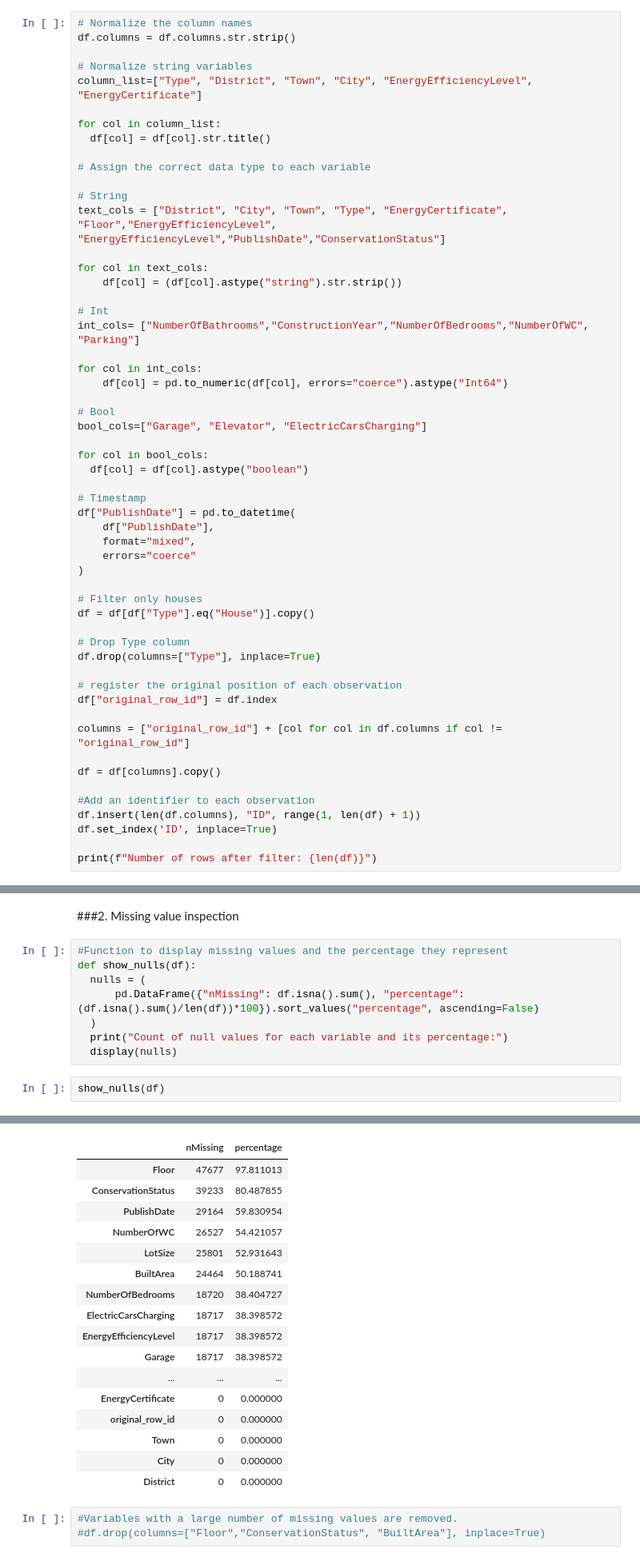
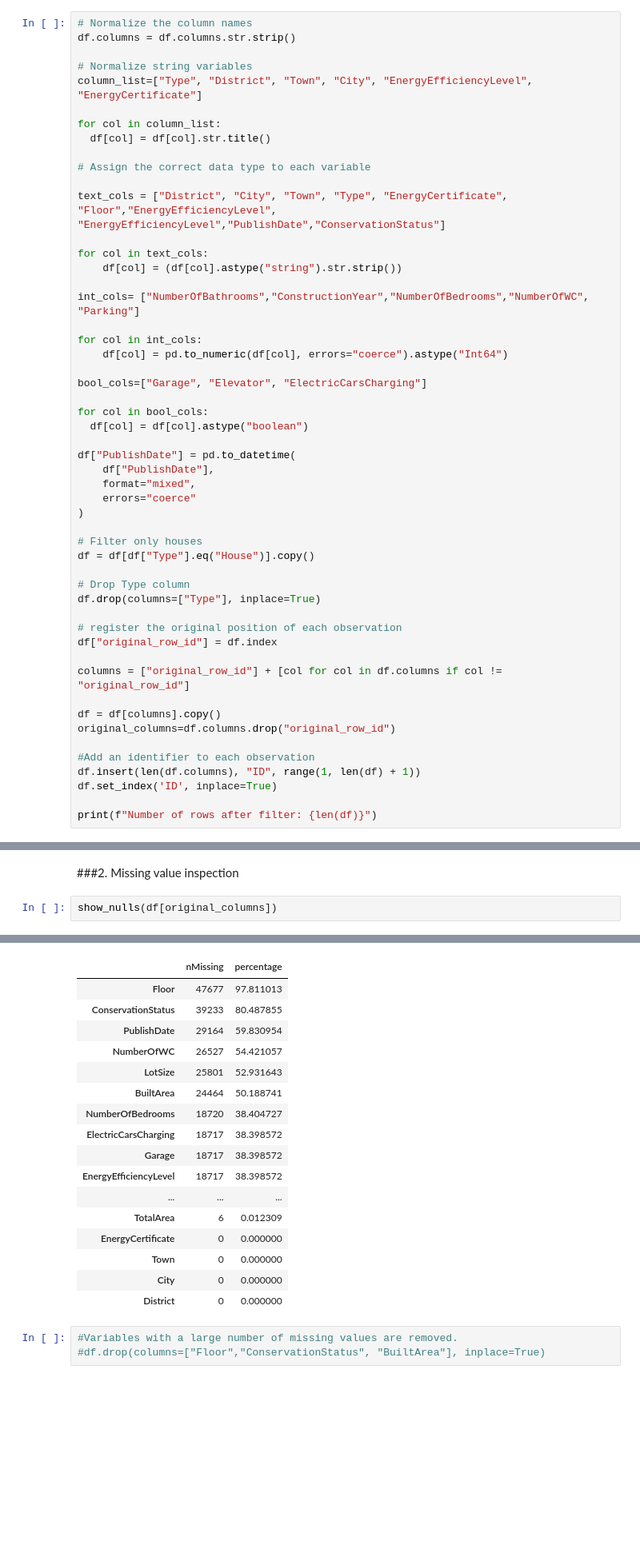
Before and after one commit to Joselala123/Portugal_House_DataCleaning_EDA_PredictiveModel, a Jupyter notebook: Portugal_House_Notebook.ipynb, the cells around one changed output, grey strips where cells are left out. Shown at 80% size. Saved outputs shown, nothing was run; the diff lists cells and outputs as text; blank space fills up the shorter version.

```diff
--- a/Portugal_House_Notebook.ipynb
+++ b/Portugal_House_Notebook.ipynb
@@ -74,25 +167,21 @@ for col in column_list:
 
 # Assign the correct data type to each variable
 
-# String
 text_cols = ["District", "City", "Town", "Type", "EnergyCertificate", "Floor","EnergyEfficiencyLevel", "EnergyEfficiencyLevel","PublishDate","ConservationStatus"]
 
 for col in text_cols:
     df[col] = (df[col].astype("string").str.strip())
 
-# Int
 int_cols= ["NumberOfBathrooms","ConstructionYear","NumberOfBedrooms","NumberOfWC", "Parking"]
 
 for col in int_cols:
     df[col] = pd.to_numeric(df[col], errors="coerce").astype("Int64")
 
-# Bool
 bool_cols=["Garage", "Elevator", "ElectricCarsCharging"]
 
 for col in bool_cols:
   df[col] = df[col].astype("boolean")
 
-# Timestamp
 df["PublishDate"] = pd.to_datetime(
     df["PublishDate"],
     format="mixed",
@@ -111,6 +200,7 @@ df["original_row_id"] = df.index
 columns = ["original_row_id"] + [col for col in df.columns if col != "original_row_id"]
 
 df = df[columns].copy()
+original_columns=df.columns.drop("original_row_id")
 
 #Add an identifier to each observation
 df.insert(len(df.columns), "ID", range(1, len(df) + 1))
@@ -121,32 +211,24 @@ print(f"Number of rows after filter: {len(df)}")
 Number of rows after filter: 48744
 # %% [markdown]
 ###2. Missing value inspection
-# %%
-#Function to display missing values and the percentage they represent
-def show_nulls(df):
-  nulls = (
-      pd.DataFrame({"nMissing": df.isna().sum(), "percentage": (df.isna().sum()/len(df))*100}).sort_values("percentage", ascending=False)
-  )
-  print("Count of null values for each variable and its percentage:")
-  display(nulls)
 # %%
-show_nulls(df)
+show_nulls(df[original_columns])
 # %% [output]
 Count of null values for each variable and its percentage:
 |  | nMissing | percentage |
 | Floor | 47677 | 97.811013 |
 | ConservationStatus | 39233 | 80.487855 |
 | PublishDate | 29164 | 59.830954 |
 | NumberOfWC | 26527 | 54.421057 |
 | LotSize | 25801 | 52.931643 |
 | BuiltArea | 24464 | 50.188741 |
 | NumberOfBedrooms | 18720 | 38.404727 |
 | ElectricCarsCharging | 18717 | 38.398572 |
+| Garage | 18717 | 38.398572 |
 | EnergyEfficiencyLevel | 18717 | 38.398572 |
-| Garage | 18717 | 38.398572 |
 | ... | ... | ... |
+| TotalArea | 6 | 0.012309 |
 | EnergyCertificate | 0 | 0.000000 |
-| original_row_id | 0 | 0.000000 |
 | Town | 0 | 0.000000 |
 | City | 0 | 0.000000 |
 | District | 0 | 0.000000 |
```
Also changed, not shown: parts of 54 cells of this notebook.
